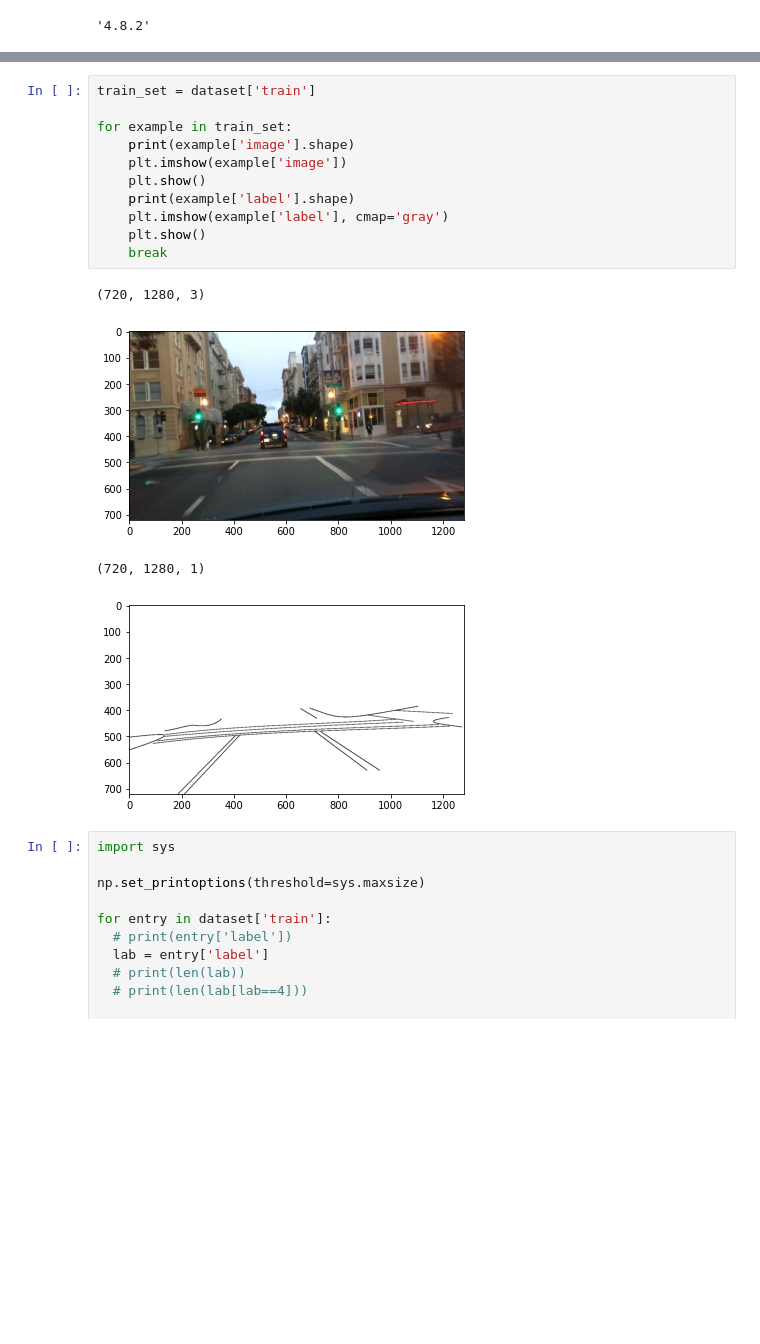
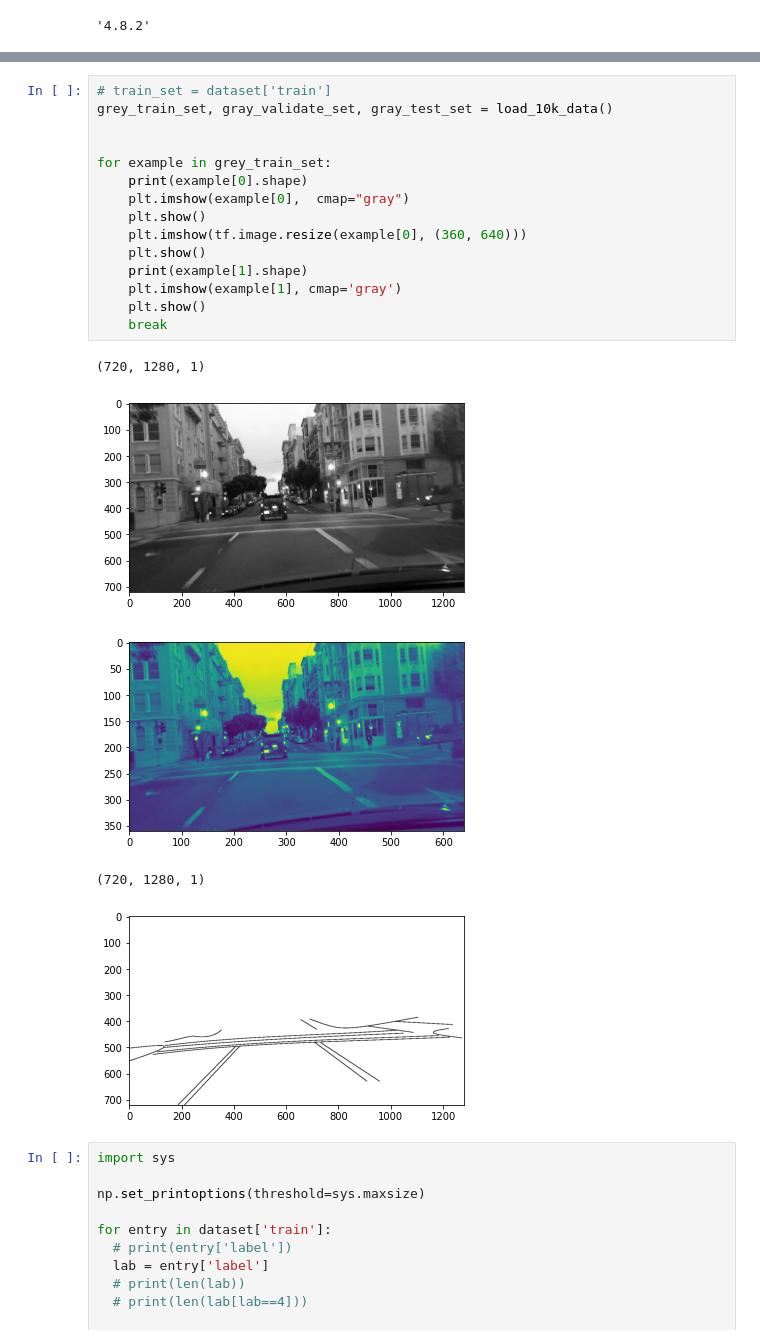
Before and after one commit to davidjperez00/ClosedAI, a Jupyter notebook: 10k_run/testing.ipynb, the cells around one changed output, grey strips where cells are left out. Saved outputs shown, nothing was run; the diff lists cells and outputs as text; blank space fills up the shorter version.

```diff
--- a/10k_run/testing.ipynb
+++ b/10k_run/testing.ipynb
@@ -17,19 +52,24 @@ dataset = tfds.load('bdd')
 # %%
-train_set = dataset['train']
+# train_set = dataset['train']
+grey_train_set, gray_validate_set, gray_test_set = load_10k_data()
 
-for example in train_set:
-    print(example['image'].shape)
-    plt.imshow(example['image'])
+
+for example in grey_train_set:
+    print(example[0].shape)
+    plt.imshow(example[0],  cmap="gray")
     plt.show()
-    print(example['label'].shape)
-    plt.imshow(example['label'], cmap='gray')
+    plt.imshow(tf.image.resize(example[0], (360, 640)))
+    plt.show()
+    print(example[1].shape)
+    plt.imshow(example[1], cmap='gray')
     plt.show()
     break
 # %% [output]
-(720, 1280, 3)
+(720, 1280, 1)
-[figure, old version]
+[figure, new version]
+[figure, new version]
 (720, 1280, 1)
-[figure, old version]
+[figure, added]
 # %%
 import sys
 
```
Also changed, not shown: parts of 8 cells of this notebook, 3 other files.
